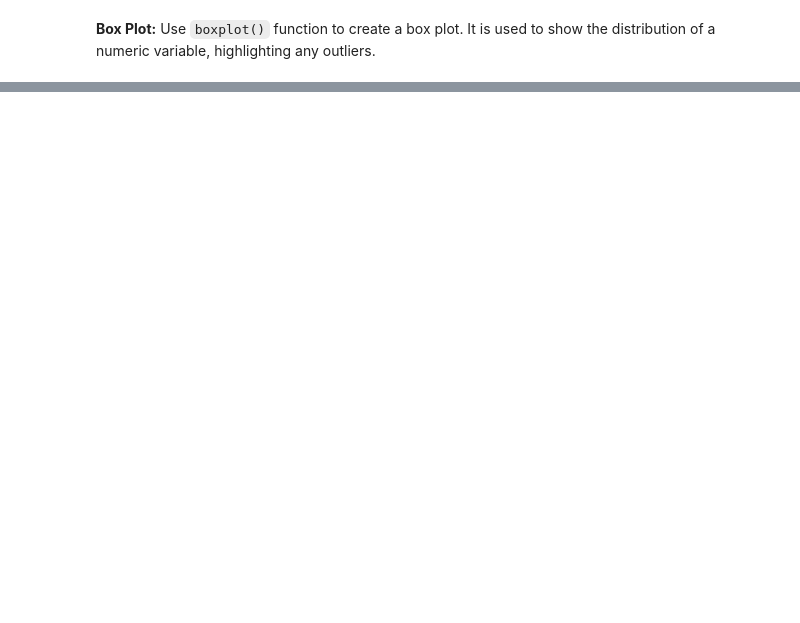
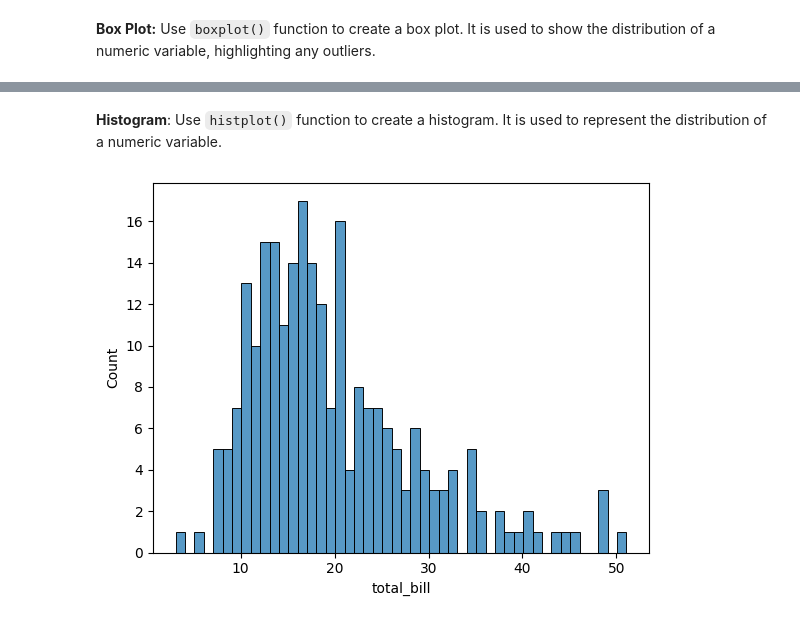
Before and after one commit to Ajinkya6597/mentorship-codesamples, a Jupyter notebook: data_vis/seaborn_examples.ipynb, the cells around one changed output, grey strips where cells are left out. Cells and saved outputs as stored; diff of their text form; code cells hidden in the pictures; blank space fills up the shorter version.

Commit message:
Plot - seaborn_examples

```diff
--- a/data_vis/seaborn_examples.ipynb
+++ b/data_vis/seaborn_examples.ipynb
@@ -95,0 +83,12 @@ plt.show()
+# %% [markdown]
+**Histogram**: Use `histplot()` function to create a histogram. It is used to represent the distribution of a numeric variable.
+# %%
+# Load the tips dataset
+df = sns.load_dataset('tips')
+
+sns.histplot(data=df["total_bill"], binwidth=1)
+
+# Show the plot
+plt.show()
+# %% [output]
+[figure, added]
```
Also changed, not shown: parts of 8 cells of this notebook.
